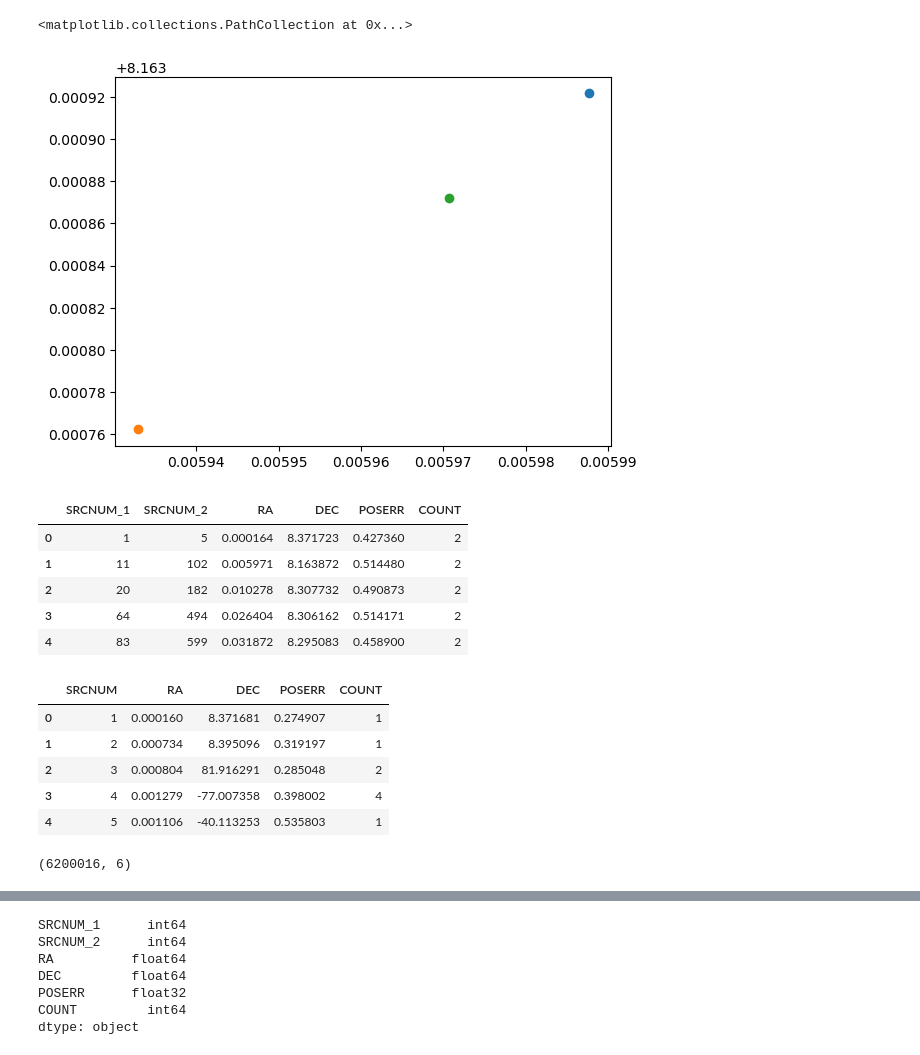
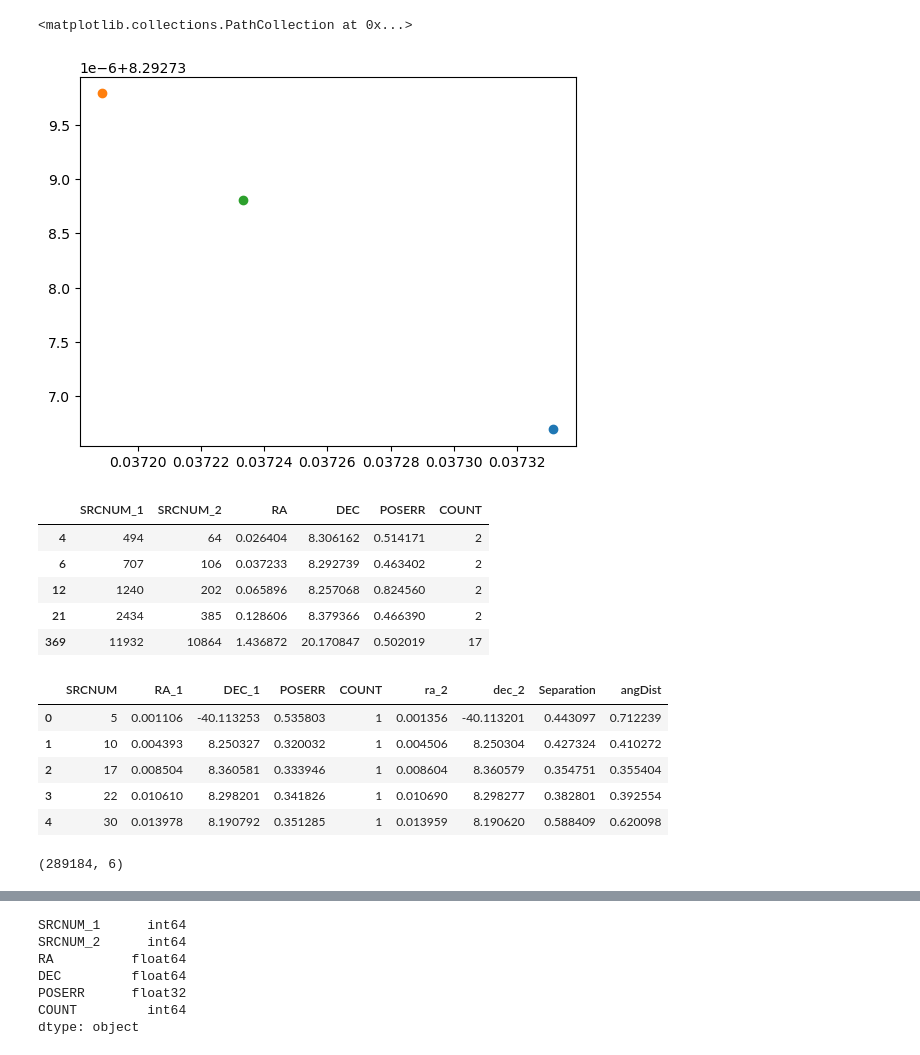
Before and after one commit to JulienValteau/TFM_TDE_Detection, a Jupyter notebook: UV_database_creation_pipeline/2- Generate_aggregate_source_DB.ipynb, the cells around one changed output, grey strips where cells are left out. Cells and saved outputs as stored; diff of their text form; code cells hidden in the pictures.

Commit message:
Added match with Regalade catalogue, updated calibration results for UVOT-OM, added match script for Galex slices and UVOT-OM galaxies sources

```diff
--- a/UV_database_creation_pipeline/2- Generate_aggregate_source_DB.ipynb
+++ b/UV_database_creation_pipeline/2- Generate_aggregate_source_DB.ipynb
@@ -30,0 +60,14 @@ fig.savefig(roots_tfm + '/match_UVOT_OM.png',dpi=1200)
+# %%
+filepath_match = roots_tfm + '/XMM-Newton/Match_regalade/match_om_regalade'
+df = Table.read(filepath_match).to_pandas()
+
+# Plot figure
+fig, ax =plt.subplots()
+ax.hist(df[df['angDist']<1.2]['angDist'], bins=50, color='skyblue',edgecolor='black')
+#ax.hist(df1['Separation'], bins=50, color='skyblue',edgecolor='black')
+#ax.hist(df[df['Separation']<1]['Separation'], bins=50, color='magenta',edgecolor='black')
+ax.axvline(np.mean(df['POSERR']), linestyle='dashed', color='r',label='OM Pos. error mean')
+ax.set_xlabel("Regalade-OM separation angle [arcsec]")
+ax.set_ylabel("Number of points per bin")
+ax.legend(prop={'size': 8})
+fig.savefig(roots_tfm + '/XMM-Newton/Match_regalade/match_om_regalade.png',dpi=1200)
@@ -30,0 +76,3 @@ fig.savefig(roots_tfm + '/match_UVOT_OM.png',dpi=1200)
+# %%
+df_om = df[df['angDist']<1.2]
+df_om.shape
@@ -30,0 +81,4 @@ fig.savefig(roots_tfm + '/match_UVOT_OM.png',dpi=1200)
+# %%
+# Select only the galaxies source
+df = df_match[df_match['SRCNUM_2'].isin(df_uvot['SRCNUM']) & df_match['SRCNUM_1'].isin(df_om['SRCNUM'])]
+df.shape
@@ -31,14 +87,14 @@ fig.savefig(roots_tfm + '/match_UVOT_OM.png',dpi=1200)
 # %%
 # Get problematic right ascension edge points
-ind = abs(df['RA_FLOAT_1']-df['RA_FLOAT_2'])>10
+ind = abs(df['RA_1']-df['RA_2'])>10
 if len(df[ind].index)>0:
-    df_extract = pd.DataFrame(df, columns=['RA_FLOAT_1','RA_FLOAT_2'])
+    df_extract = pd.DataFrame(df, columns=['RA_1','RA_2'])
     ind_max = df_extract.loc[ind,:].idxmax(axis=1)
     df.iloc[ind,ind_max]  = df.iloc[ind,ind_max] - 360
 
 # Perform the weighted mean
-df['RA'] = (df['RA_FLOAT_1']/df['POSERR_1']+df['RA_FLOAT_2']/df['POSERR_2'])/(1/df['POSERR_1']+1/df['POSERR_2'])
-df['DEC'] = (df['DEC_FLOAT_1']/df['POSERR_1']+df['DEC_FLOAT_2']/df['POSERR_2'])/(1/df['POSERR_1']+1/df['POSERR_2'])
+df['RA'] = (df['RA_1']/df['POSERR_1']+df['RA_2']/df['POSERR_2'])/(1/df['POSERR_1']+1/df['POSERR_2'])
+df['DEC'] = (df['DEC_1']/df['POSERR_1']+df['DEC_2']/df['POSERR_2'])/(1/df['POSERR_1']+1/df['POSERR_2'])
 
 # Correct negative point on the edge
 df.loc[df.loc[:, 'RA']<0, 'RA'] = df.loc[df.loc[:, 'RA']<0, 'RA'] + 360
@@ -48,14 +120,14 @@ df['POSERR'] = (df['POSERR_1']+df['POSERR_2']) / 2
 # %%
 # Print some points to verify it works
-plt.scatter(df.loc[1,'RA_FLOAT_1'],df.loc[1,'DEC_FLOAT_1'],color='C0',label='UVOT')
-plt.scatter(df.loc[1,'RA_FLOAT_2'],df.loc[1,'DEC_FLOAT_2'],color='C1',label='OM')
-plt.scatter(df.loc[1,'RA'],df.loc[1,'DEC'],color='C2',label='Tot')
+plt.scatter(df.loc[df.index[1],'RA_1'],df.loc[df.index[1],'DEC_1'],color='C0',label='UVOT')
+plt.scatter(df.loc[df.index[1],'RA_2'],df.loc[df.index[1],'DEC_2'],color='C1',label='OM')
+plt.scatter(df.loc[df.index[1],'RA'],df.loc[df.index[1],'DEC'],color='C2',label='Tot')
 # %% [output]
 <matplotlib.collections.PathCollection at 0x...>
-[figure, old version]
+[figure, new version]
 # %%
 # Clean unecessary columns
-df = df.drop({'RA_FLOAT_1','POSERR_1','RA_FLOAT_2','POSERR_2','DEC_FLOAT_1','DEC_FLOAT_2','Separation'},axis=1)
+df = df.drop({'RA_1','POSERR_1','RA_2','POSERR_2','DEC_1','DEC_2','Separation', 'angDist'},axis=1)
 
 # Create the total count column and remove the individual one
 df['COUNT'] = df['COUNT_1'] + df['COUNT_2']
@@ -63,23 +135,23 @@ df = df.drop({'COUNT_1','COUNT_2'},axis=1)
 df.head()
 # %% [output]
 |  | SRCNUM_1 | SRCNUM_2 | RA | DEC | POSERR | COUNT |
-| 0 | 1 | 5 | 0.000164 | 8.371723 | 0.427360 | 2 |
-| 1 | 11 | 102 | 0.005971 | 8.163872 | 0.514480 | 2 |
-| 2 | 20 | 182 | 0.010278 | 8.307732 | 0.490873 | 2 |
-| 3 | 64 | 494 | 0.026404 | 8.306162 | 0.514171 | 2 |
-| 4 | 83 | 599 | 0.031872 | 8.295083 | 0.458900 | 2 |
+| 4 | 494 | 64 | 0.026404 | 8.306162 | 0.514171 | 2 |
+| 6 | 707 | 106 | 0.037233 | 8.292739 | 0.463402 | 2 |
+| 12 | 1240 | 202 | 0.065896 | 8.257068 | 0.824560 | 2 |
+| 21 | 2434 | 385 | 0.128606 | 8.379366 | 0.466390 | 2 |
+| 369 | 11932 | 10864 | 1.436872 | 20.170847 | 0.502019 | 17 |
 # %%
 # Load UVOT data per source
-filepath_uvot = roots_tfm + '/Swift-UVOT/uvot_ra_dec_per_src.fits'
-dat = Table.read(filepath_uvot)
-df_uvot = dat.to_pandas()
+#filepath_uvot = roots_tfm + '/Swift-UVOT/uvot_ra_dec_per_src.fits'
+#dat = Table.read(filepath_uvot)
+#df_uvot = dat.to_pandas()
 df_uvot.head()
 # %% [output]
-|  | SRCNUM | RA | DEC | POSERR | COUNT |
-| 0 | 1 | 0.000160 | 8.371681 | 0.274907 | 1 |
-| 1 | 2 | 0.000734 | 8.395096 | 0.319197 | 1 |
-| 2 | 3 | 0.000804 | 81.916291 | 0.285048 | 2 |
-| 3 | 4 | 0.001279 | -77.007358 | 0.398002 | 4 |
-| 4 | 5 | 0.001106 | -40.113253 | 0.535803 | 1 |
+|  | SRCNUM | RA_1 | DEC_1 | POSERR | COUNT | ra_2 | dec_2 | Separation | angDist |
+| 0 | 5 | 0.001106 | -40.113253 | 0.535803 | 1 | 0.001356 | -40.113201 | 0.443097 | 0.712239 |
+| 1 | 10 | 0.004393 | 8.250327 | 0.320032 | 1 | 0.004506 | 8.250304 | 0.427324 | 0.410272 |
+| 2 | 17 | 0.008504 | 8.360581 | 0.333946 | 1 | 0.008604 | 8.360579 | 0.354751 | 0.355404 |
+| 3 | 22 | 0.010610 | 8.298201 | 0.341826 | 1 | 0.010690 | 8.298277 | 0.382801 | 0.392554 |
+| 4 | 30 | 0.013978 | 8.190792 | 0.351285 | 1 | 0.013959 | 8.190620 | 0.588409 | 0.620098 |
 # %%
 # Adapt the column format to the match table for the concatenation
@@ -88,10 +160,10 @@ df_uvot = df_uvot.rename(columns={'SRCNUM':'SRCNUM_1'})
 df_uvot=df_uvot[list(df.columns.values)]
 # %%
 # Concatenate the match table with UVOT and remove duplicated raw
-df_uvot = pd.concat([df, df_uvot], ignore_index = True).drop_duplicates(subset=['SRCNUM_1'])
+df_uvot = pd.concat([df, df_uvot], ignore_index = True).drop_duplicates(subset=['SRCNUM_2'])
 df_uvot.shape
 # %% [output]
-(6200016, 6)
+(289184, 6)
 # %%
 df_uvot.dtypes
 # %% [output]
```
Also changed, not shown: parts of 17 cells of this notebook, 2 other files.
